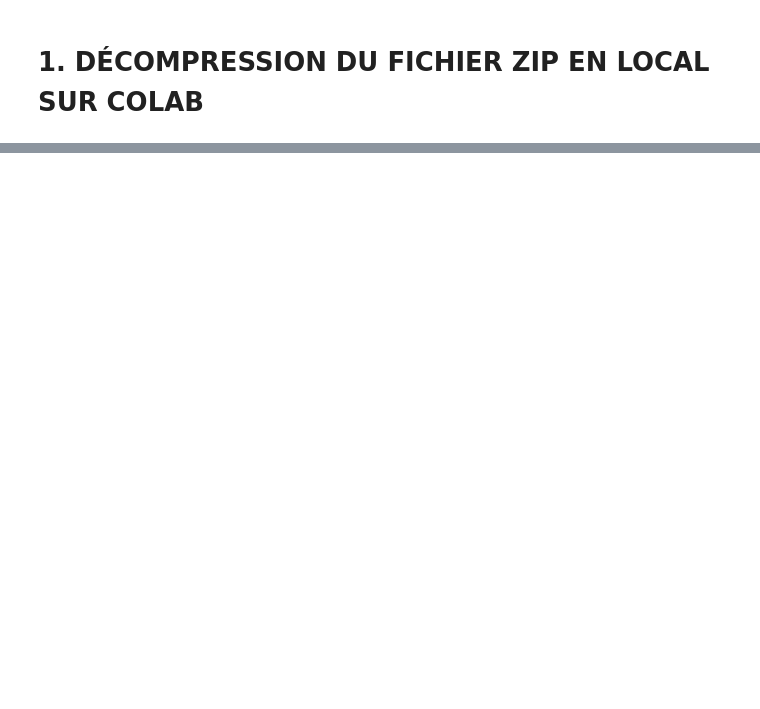
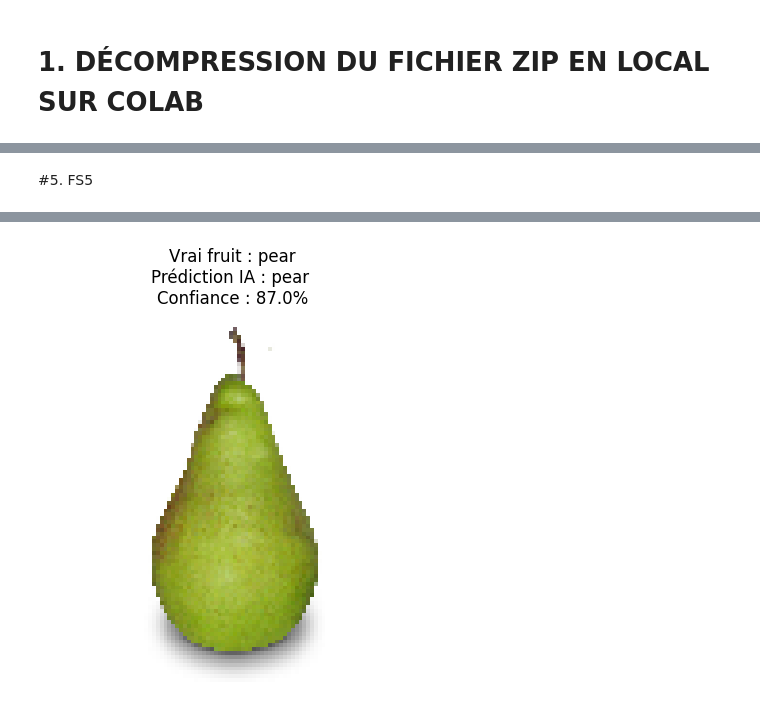
Before and after one commit to Fidrat95/ProjetPommePoire, a Jupyter notebook: notebooks/Entrainement_Fruits.ipynb, the cells around one changed output, grey strips where cells are left out. Saved outputs shown, nothing was run; the diff lists cells and outputs as text; code cells hidden in the pictures; blank space fills up the shorter version.

```diff
--- a/notebooks/Entrainement_Fruits.ipynb
+++ b/notebooks/Entrainement_Fruits.ipynb
@@ -33,19 +53,24 @@ train_dataset = image_dataset_from_directory(
 # %%
-nk = 3
-ks = 32
-
 modele = Sequential()
 
-modele.add(Conv2D(ks, kernel_size=nk, padding='same', activation='relu', input_shape=(img_height, img_width, 3)))
+# 1. Data Augmentation (Génère de fausses nouvelles images en les tournant/zoomant)
+modele.add(RandomFlip("horizontal", input_shape=(img_height, img_width, 3)))
+modele.add(RandomRotation(0.1))
+modele.add(RandomZoom(0.1))
+
+# 2. Normalisation des pixels (de 0 à 1 au lieu de 0 à 255)
+modele.add(Rescaling(1./255))
+
+# 3. Les couches de Convolution (Extraction des formes)
+modele.add(Conv2D(32, kernel_size=3, padding='same', activation='relu'))
 modele.add(MaxPooling2D(pool_size=(2,2)))
 
-modele.add(Conv2D(ks*2, kernel_size=nk, padding='same', activation='relu'))
+modele.add(Conv2D(64, kernel_size=3, padding='same', activation='relu'))
 modele.add(MaxPooling2D(pool_size=(2,2)))
 
-modele.add(Conv2D(ks*4, kernel_size=nk, padding='same', activation='relu'))
-
+# 4. Aplatissement et Décision finale
 modele.add(Flatten())
-modele.add(Dense(2, activation='softmax'))
+modele.add(Dense(2, activation='softmax')) # 2 sorties : Apple ou Pear
 
 modele.compile(loss='categorical_crossentropy', optimizer='adam', metrics=['accuracy'])
 print(modele.summary())
@@ -54,2 +102,3 @@ print(modele.summary())
-# %%
-modele.fit(train_dataset, epochs=10)
+# %%
+epochs = 15
+historique = modele.fit(train_dataset, validation_data=val_dataset, epochs=epochs)
@@ -55,0 +123,22 @@ modele.fit(train_dataset, epochs=10)
+# %% [markdown]
+#5. FS5
+# %%
+# On prend un petit groupe d'images dans le dossier de test
+for images, labels in test_dataset.take(1):
+    image_test = images[0]
+    label_vrai = class_names[np.argmax(labels[0])]
+
+    # L'IA fait sa prédiction
+    prediction = modele.predict(tf.expand_dims(image_test, 0))
+    pourcentage_1 = prediction[0][0] * 100
+    pourcentage_2 = prediction[0][1] * 100
+
+    label_predit = class_names[np.argmax(prediction[0])]
+    confiance = max(pourcentage_1, pourcentage_2)
+
+    # On affiche le résultat de façon visuelle
+    plt.imshow(image_test.numpy().astype("uint8"))
+    plt.title(f"Vrai fruit : {label_vrai}\nPrédiction IA : {label_predit} \nConfiance : {confiance:.1f}%")
+    plt.axis("off")
+    plt.show()
+# %% [output]
@@ -55,0 +146 @@ modele.fit(train_dataset, epochs=10)
+[figure, added]
```
Also changed, not shown: parts of 21 cells of this notebook.
